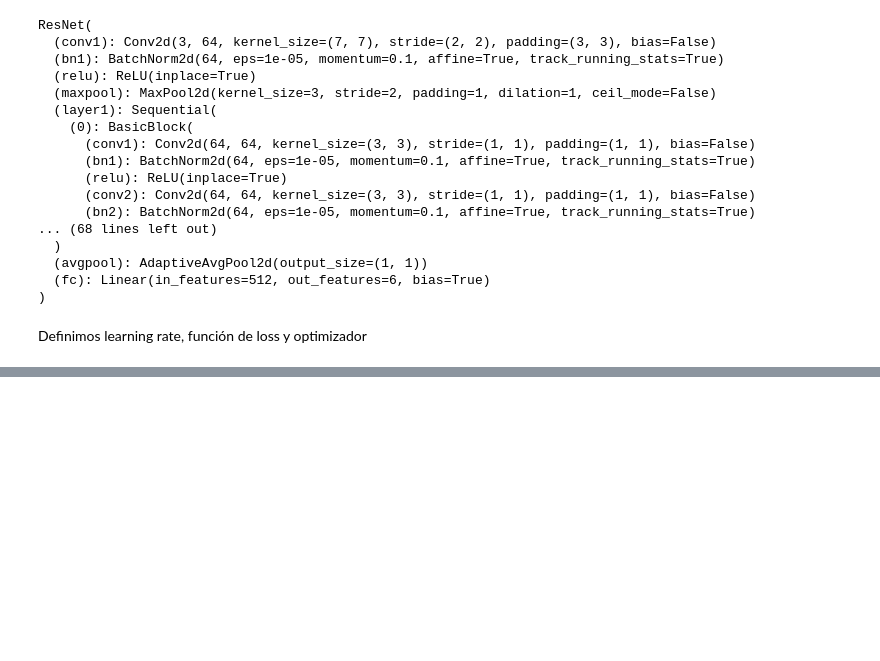
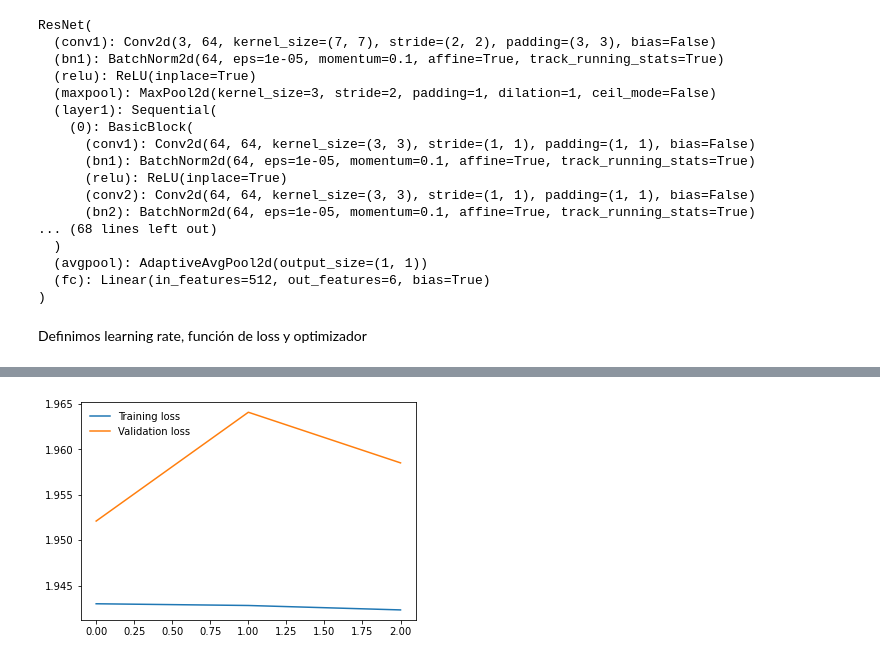
Before and after one commit to maximofn/Curso_Pytorch, a Jupyter notebook: 04 Redes convolucionales/13 Transfer learning.ipynb, the cells around one changed output, grey strips where cells are left out. Saved outputs shown, nothing was run; the diff lists cells and outputs as text; code cells hidden in the pictures; blank space fills up the shorter version.

```diff
--- a/04 Redes convolucionales/13 Transfer learning.ipynb
+++ b/04 Redes convolucionales/13 Transfer learning.ipynb
@@ -466,0 +468,3 @@ plt.show()
+# %%
+model.fc = torch.nn.Linear(model.fc.in_features, len(classes))
+model.fc, model.fc.out_features
@@ -466,0 +475,4 @@ plt.show()
+# %%
+device = "cuda" if torch.cuda.is_available() else "cpu"
+print("Using {} device".format(device))
+model.to(device)
@@ -466,0 +500,11 @@ plt.show()
+# %%
+epochs = 3
+losses_train_no_pretrained = []
+losses_val_no_pretrained = []
+for t in range(epochs):
+    print(f"Epoch {t+1}\n-------------------------------")
+    mean_loss =  train_loop(dl_train, model, loss_fn, optimizer, device)
+    losses_train_no_pretrained.append(mean_loss)
+    mean_loss, _ = val_loop(dl_test, model, loss_fn, device)
+    losses_val_no_pretrained.append(mean_loss)
+print("Done!")
@@ -466,0 +529,8 @@ plt.show()
+# %%
+# plot the training and validation loss
+plt.plot(losses_train_no_pretrained, label='Training loss')
+plt.plot(losses_val_no_pretrained, label='Validation loss')
+plt.legend(frameon=False)
+plt.show()
+# %% [output]
+[figure, added]
```
Also changed, not shown: parts of 35 cells of this notebook.
